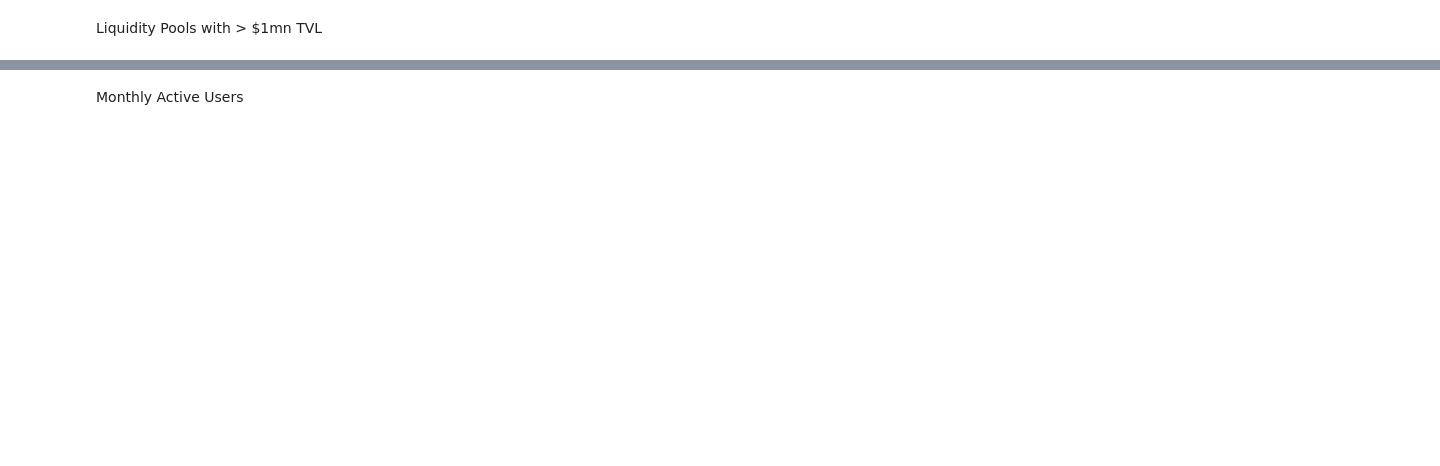
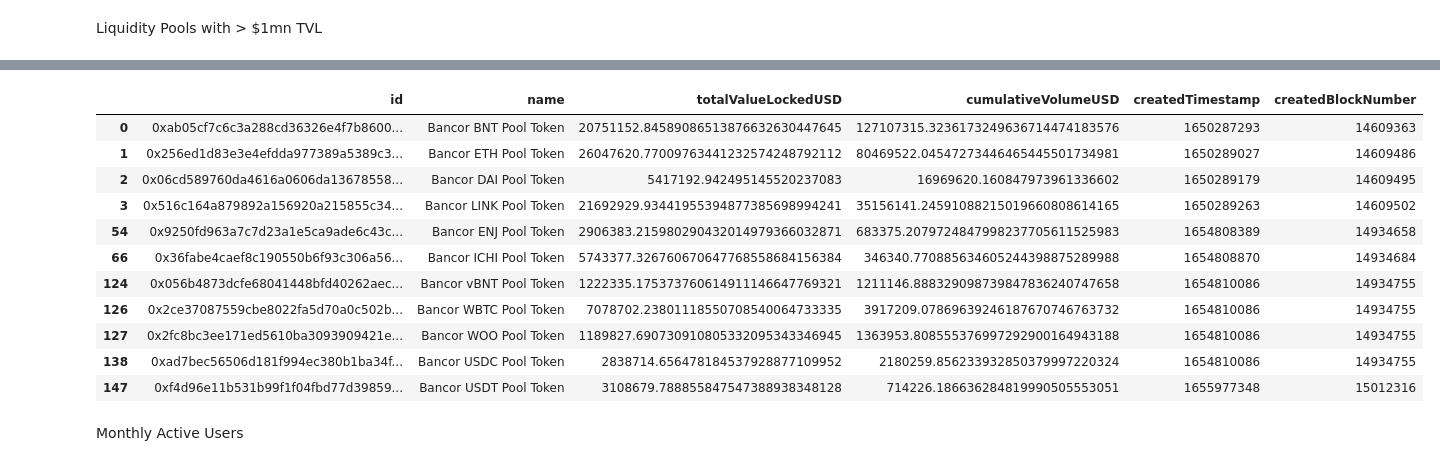
Before and after one commit to jpawebbcc/cc_research_testground, a Jupyter notebook: DEX_data_collection/bancor.ipynb, the cells around one changed output, grey strips where cells are left out. Cells and saved outputs as stored; diff of their text form; code cells hidden in the pictures; blank space fills up the shorter version.

```diff
--- a/DEX_data_collection/bancor.ipynb
+++ b/DEX_data_collection/bancor.ipynb
@@ -142,3 +173,18 @@ len(df.loc[df['totalValueLockedUSD'].astype(float) > 1000000])
+# %%
+df.loc[df['totalValueLockedUSD'].astype(float) > 1000000] #Omnipool
+# %% [output]
+|  | id | name | totalValueLockedUSD | cumulativeVolumeUSD | createdTimestamp | createdBlockNumber |
+| 0 | 0xab05cf7c6c3a288cd36326e4f7b8600... | Bancor BNT Pool Token | 20751152.84589086513876632630447645 | 127107315.3236173249636714474183576 | 1650287293 | 14609363 |
+| 1 | 0x256ed1d83e3e4efdda977389a5389c3... | Bancor ETH Pool Token | 26047620.77009763441232574248792112 | 80469522.04547273446465445501734981 | 1650289027 | 14609486 |
+| 2 | 0x06cd589760da4616a0606da13678558... | Bancor DAI Pool Token | 5417192.942495145520237083 | 16969620.160847973961336602 | 1650289179 | 14609495 |
+| 3 | 0x516c164a879892a156920a215855c34... | Bancor LINK Pool Token | 21692929.93441955394877385698994241 | 35156141.24591088215019660808614165 | 1650289263 | 14609502 |
+| 54 | 0x9250fd963a7c7d23a1e5ca9ade6c43c... | Bancor ENJ Pool Token | 2906383.215980290432014979366032871 | 683375.2079724847998237705611525983 | 1654808389 | 14934658 |
+| 66 | 0x36fabe4caef8c190550b6f93c306a56... | Bancor ICHI Pool Token | 5743377.326760670647768558684156384 | 346340.770885634605244398875289988 | 1654808870 | 14934684 |
+| 124 | 0x056b4873dcfe68041448bfd40262aec... | Bancor vBNT Pool Token | 1222335.175373760614911146647769321 | 1211146.888329098739847836240747658 | 1654810086 | 14934755 |
+| 126 | 0x2ce37087559cbe8022fa5d70a0c502b... | Bancor WBTC Pool Token | 7078702.23801118550708540064733335 | 3917209.07869639246187670746763732 | 1654810086 | 14934755 |
+| 127 | 0x2fc8bc3ee171ed5610ba3093909421e... | Bancor WOO Pool Token | 1189827.690730910805332095343346945 | 1363953.808555376997292900164943188 | 1654810086 | 14934755 |
+| 138 | 0xad7bec56506d181f994ec380b1ba34f... | Bancor USDC Pool Token | 2838714.656478184537928877109952 | 2180259.856233932850379997220324 | 1654810086 | 14934755 |
+| 147 | 0xf4d96e11b531b99f1f04fbd77d39859... | Bancor USDT Pool Token | 3108679.788855847547388938348128 | 714226.186636284819990505553051 | 1655977348 | 15012316 |
 # %% [markdown]
 Monthly Active Users
 # %%
```
Also changed, not shown: parts of 16 cells of this notebook.
